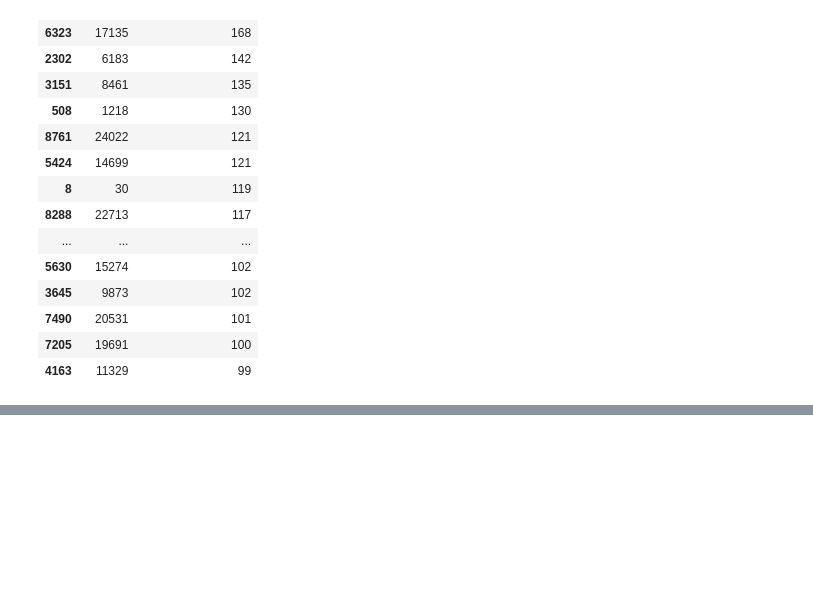
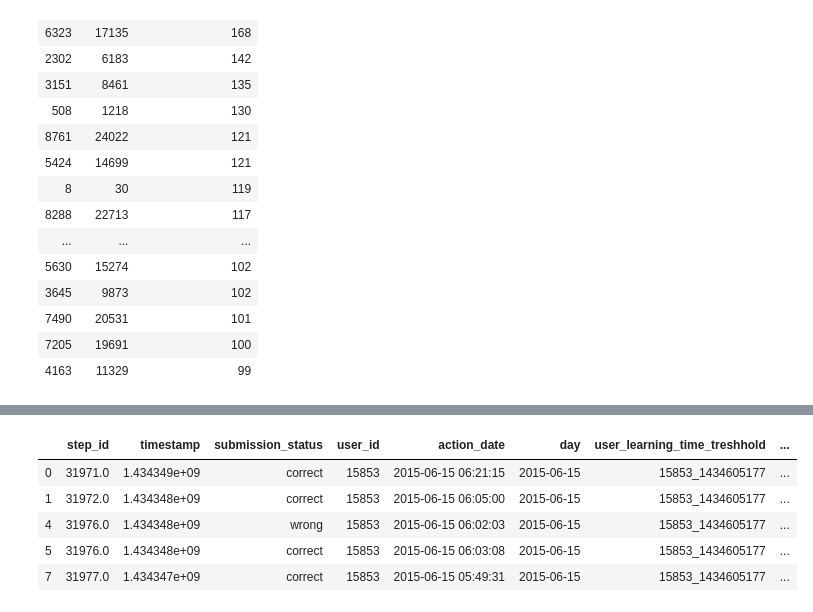
Before and after one commit to BorisGi/stepik, a Jupyter notebook: DS_Intro/1_10_ML.ipynb, the cells around one changed output, grey strips where cells are left out. Drawn from its saved outputs; the diff is of its cells as text; code cells hidden in the pictures; blank space fills up the shorter version.

```diff
--- a/DS_Intro/1_10_ML.ipynb
+++ b/DS_Intro/1_10_ML.ipynb
@@ -297,0 +353,5 @@ Name: submission_status, dtype: int64
+# %%
+#промежуток  3 дня
+
+learning_time_treshhold =  3 * 24 *60 * 60
+learning_time_treshhold
@@ -297,0 +360,13 @@ Name: submission_status, dtype: int64
+# %%
+# максимальное значение времени, после которого данные не используем
+
+user_learning_time_treshhold = (
+    user_min_time.user_id
+    .map(str) + '_' +
+    (user_min_time.min_timestamp + learning_time_treshhold)
+    .map(str)
+)
+# %%
+# в отдельную колонку
+
+user_min_time['user_learning_time_treshhold'] = user_learning_time_treshhold
@@ -297,0 +387,6 @@ Name: submission_status, dtype: int64
+# %%
+# тот же алгоритм на другом датасете
+submissions_data['users_time'] = submissions_data.user_id.map(str) + '_' + submissions_data.timestamp.map(str)
+submissions_data = submissions_data.merge(user_min_time[['user_id', 'user_learning_time_treshhold']], how='outer')
+submissions_data_train = submissions_data[submissions_data.users_time <= submissions_data.user_learning_time_treshhold]
+submissions_data_train.groupby('user_id').day.nunique().max()
@@ -297,0 +413,9 @@ Name: submission_status, dtype: int64
+# %%
+submissions_data_train.head()
+# %% [output]
+|  | step_id | timestamp | submission_status | user_id | action_date | day | user_learning_time_treshhold | ... |
+| 0 | 31971.0 | 1.434349e+09 | correct | 15853 | 2015-06-15 06:21:15 | 2015-06-15 | 15853_1434605177 | ... |
+| 1 | 31972.0 | 1.434348e+09 | correct | 15853 | 2015-06-15 06:05:00 | 2015-06-15 | 15853_1434605177 | ... |
+| 4 | 31976.0 | 1.434348e+09 | wrong | 15853 | 2015-06-15 06:02:03 | 2015-06-15 | 15853_1434605177 | ... |
+| 5 | 31976.0 | 1.434348e+09 | correct | 15853 | 2015-06-15 06:03:08 | 2015-06-15 | 15853_1434605177 | ... |
+| 7 | 31977.0 | 1.434347e+09 | correct | 15853 | 2015-06-15 05:49:31 | 2015-06-15 | 15853_1434605177 | ... |
```
Also changed, not shown: parts of 27 cells of this notebook, 5 other files.
